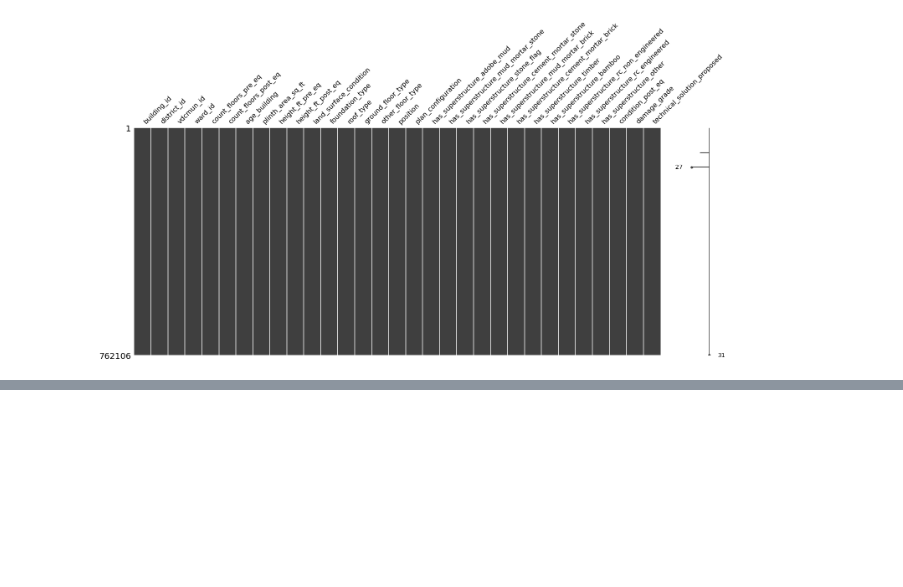
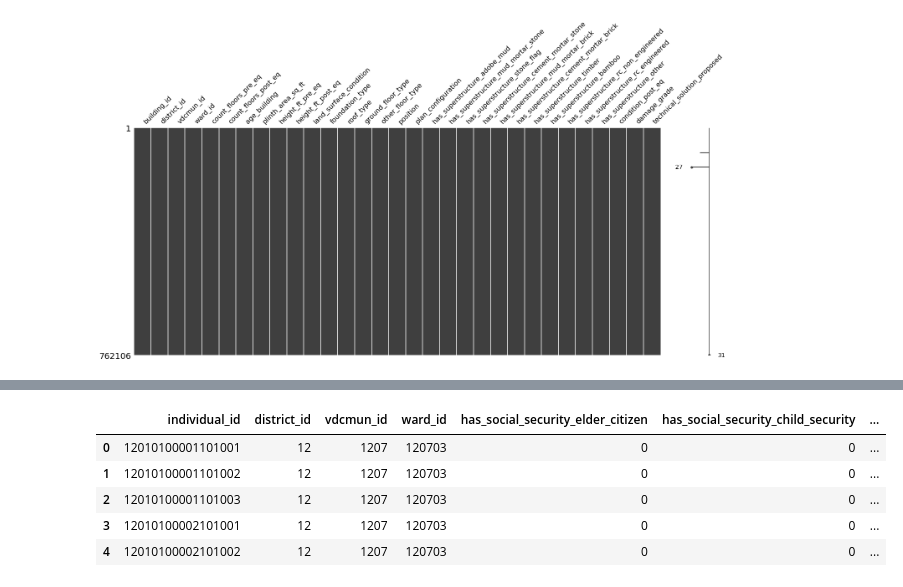
Before and after one commit to JesselyEnriquez/climateJustice, a Jupyter notebook: Code/Cleaning_N_EDA/earthquake_scrub.ipynb, the cells around one changed output, grey strips where cells are left out. Drawn from its saved outputs; the diff is of its cells as text; code cells hidden in the pictures; blank space fills up the shorter version.

```diff
--- a/Code/Cleaning_N_EDA/earthquake_scrub.ipynb
+++ b/Code/Cleaning_N_EDA/earthquake_scrub.ipynb
@@ -102,0 +185,9 @@ NameError: name 'building_structure' is not defined
+# %%
+district_Ind_SS.head()
+# %% [output]
+|  | individual_id | district_id | vdcmun_id | ward_id | has_social_security_elder_citizen | has_social_security_child_security | ... |
+| 0 | 12010100001101001 | 12 | 1207 | 120703 | 0 | 0 | ... |
+| 1 | 12010100001101002 | 12 | 1207 | 120703 | 0 | 0 | ... |
+| 2 | 12010100001101003 | 12 | 1207 | 120703 | 0 | 0 | ... |
+| 3 | 12010100002101001 | 12 | 1207 | 120703 | 0 | 0 | ... |
+| 4 | 12010100002101002 | 12 | 1207 | 120703 | 0 | 0 | ... |
```
Also changed, not shown: parts of 14 cells of this notebook, 1 other file.
